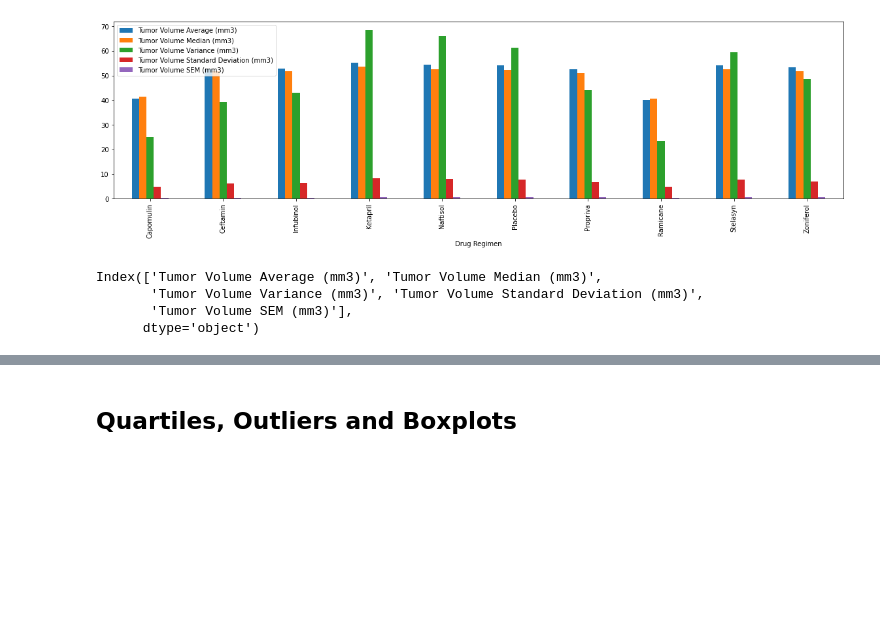
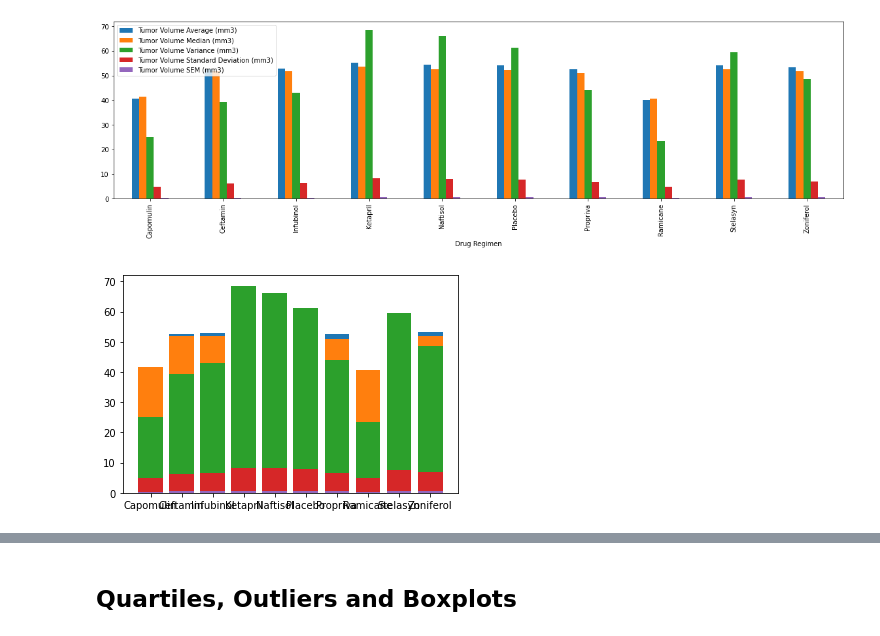
Before and after one commit to eenabow/Matplotlib_challenge, a Jupyter notebook: Pymaceuticals/pymaceuticals_starter.ipynb, the cells around one changed output, grey strips where cells are left out. Cells and saved outputs as stored; diff of their text form; code cells hidden in the pictures; blank space fills up the shorter version.

```diff
--- a/Pymaceuticals/pymaceuticals_starter.ipynb
+++ b/Pymaceuticals/pymaceuticals_starter.ipynb
@@ -166,11 +166,15 @@ multiplot
 # %% [output]
 <matplotlib.axes._subplots.AxesSubplot at 0x...>
 [figure]
-# %%
-Grouped_drugs_summary.columns
-# %% [output]
-Index(['Tumor Volume Average (mm3)', 'Tumor Volume Median (mm3)',
-       'Tumor Volume Variance (mm3)', 'Tumor Volume Standard Deviation (mm3)',
-       'Tumor Volume SEM (mm3)'],
-      dtype='object')
+# %%
+y_list = Grouped_drugs_summary.columns
+len_of_list = len(y_list)
+
+for x in range(0, len_of_list):
+
+    x_axis = Grouped_drugs_summary.index
+    y_axis = Grouped_drugs_summary[y_list[x]]
+    plt.bar(x_axis, y_axis)
+# %% [output]
+[figure, added]
 # %%
```
Also changed, not shown: parts of 5 cells of this notebook.
